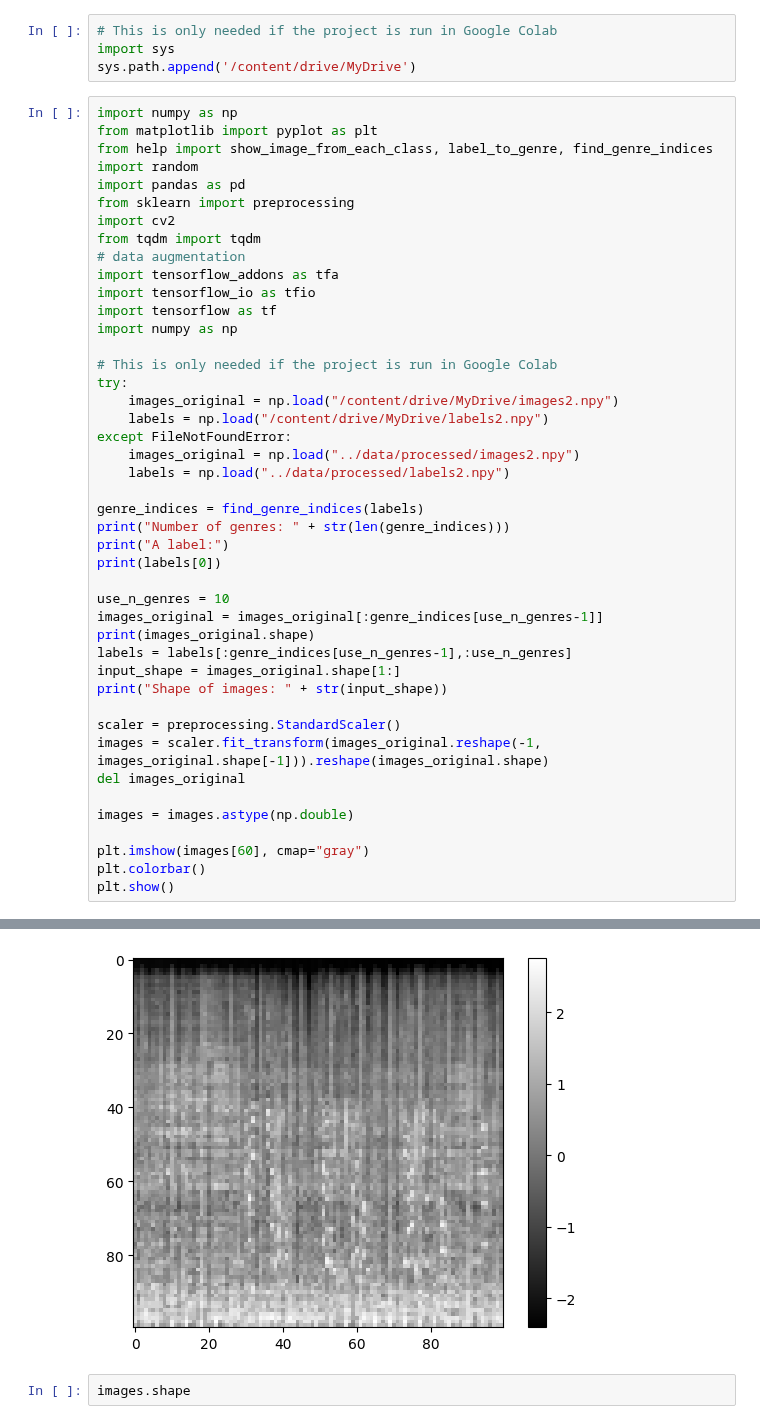
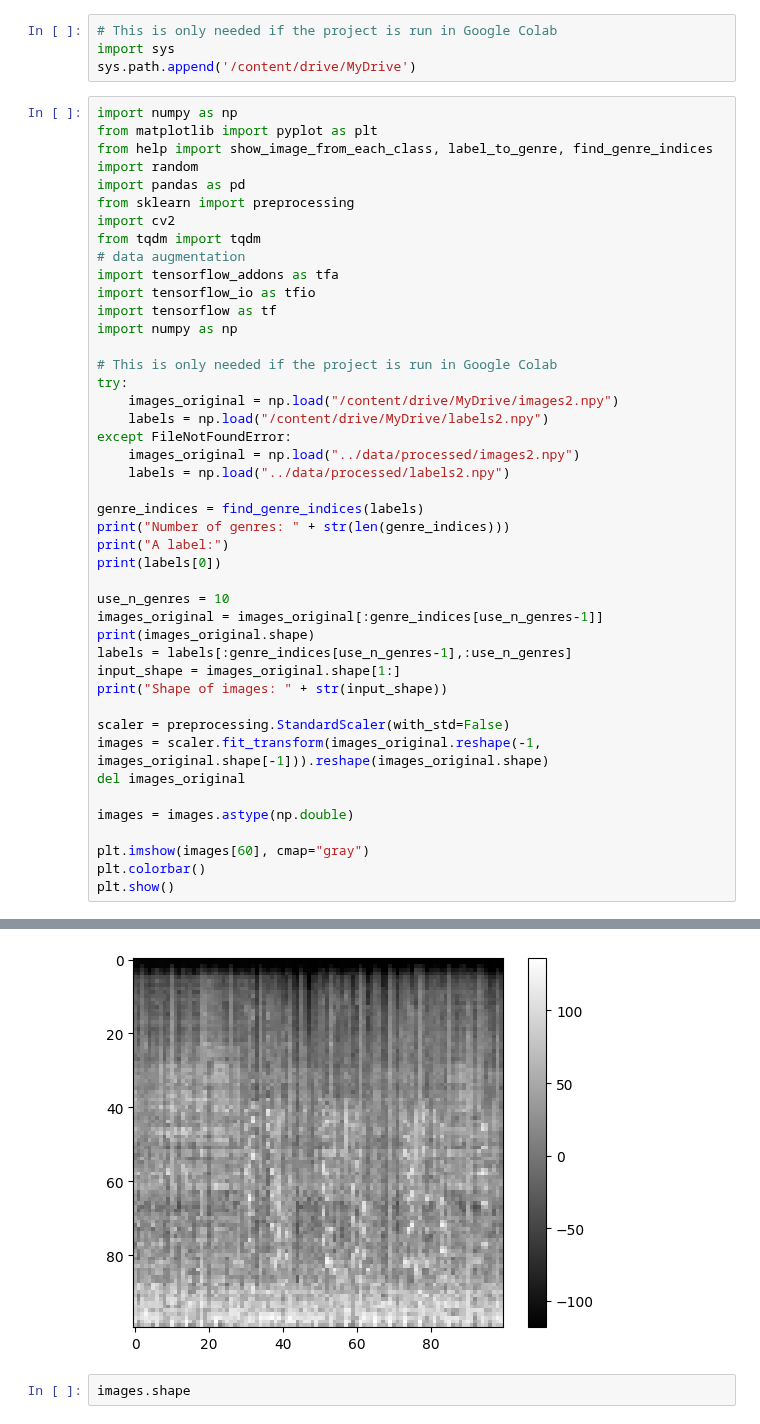
Before and after one commit to thdb-theo/AudioClassification, a Jupyter notebook: src/Model.ipynb, the cells around one changed output, grey strips where cells are left out. Cells and saved outputs as stored; diff of their text form.

```diff
--- a/src/Model.ipynb
+++ b/src/Model.ipynb
@@ -60,7 +49,7 @@ labels = labels[:genre_indices[use_n_genres-1],:use_n_genres]
 input_shape = images_original.shape[1:]
 print("Shape of images: " + str(input_shape))
 
-scaler = preprocessing.StandardScaler()
+scaler = preprocessing.StandardScaler(with_std=False)
 images = scaler.fit_transform(images_original.reshape(-1, images_original.shape[-1])).reshape(images_original.shape)
 del images_original
 
@@ -75,7 +64,7 @@ A label looks like the following way:
 [0.91 0.01 0.01 0.01 0.01 0.01 0.01 0.01 0.01 0.01]
 (952, 100, 100)
 Shape of images: (100, 100)
-[figure, old version]
+[figure, new version]
 # %%
 images.shape
 # %% [output]
```
Also changed, not shown: parts of 8 cells of this notebook.
